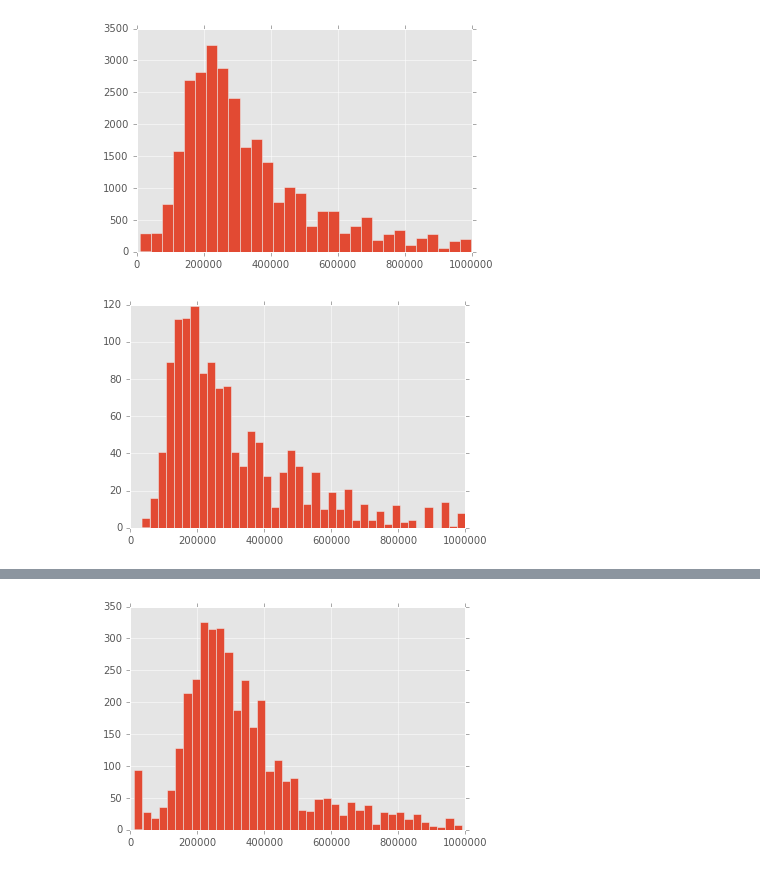
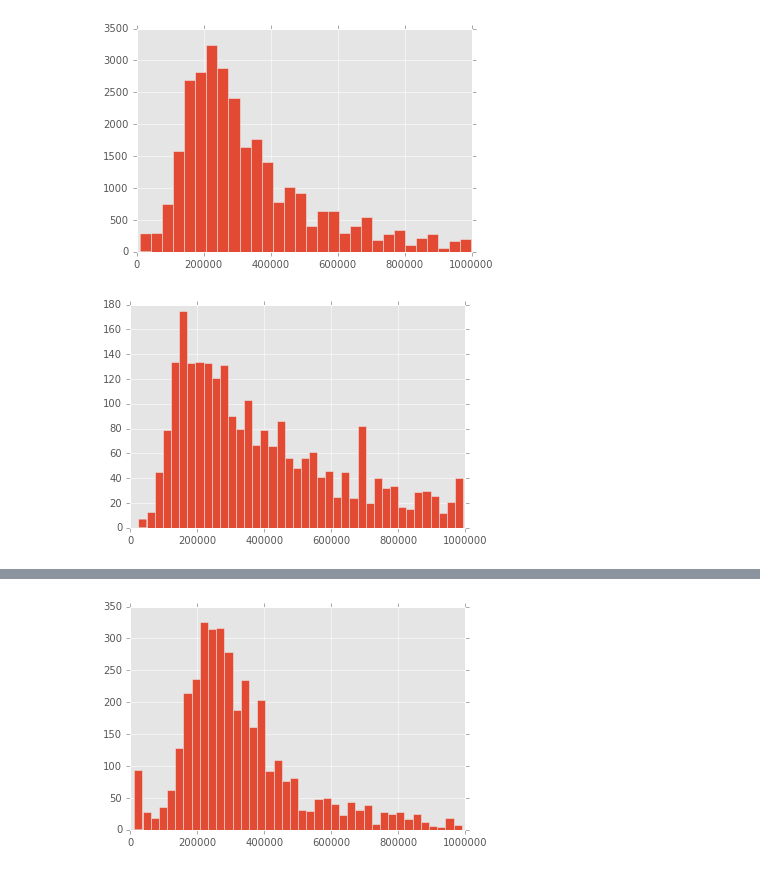
Before and after one commit to verginer/immobiscraping, a Jupyter notebook: ImmobiliareIt Import JSON.ipynb, the cells around one changed output, grey strips where cells are left out. Cells and saved outputs as stored; diff of their text form; code cells hidden in the pictures.

```diff
--- a/ImmobiliareIt Import JSON.ipynb
+++ b/ImmobiliareIt Import JSON.ipynb
@@ -106,3 +106,5 @@ bolzanoDict = importScrapyCSV('./scrapes/bolzano.json','Bolzano')
 trentoDict = importScrapyCSV('./scrapes/trento.json','Trento')
 firenzeDict = importScrapyCSV('./scrapes/firenze.json','Firenze')
 romaDict = importScrapyCSV('./scrapes/roma.json','Roma',10733)
+# %%
+milanoCasaDict = importScrapyCSV('./scrapes/milanoCasait.json','MilanoCasa')
@@ -113,6 +117,7 @@ dtaFrame = dtaFrame.append(bolzanoDict)
 dtaFrame = dtaFrame.append(trentoDict)
 dtaFrame = dtaFrame.append(firenzeDict)
 dtaFrame = dtaFrame.append(romaDict)
+dtaFrame = dtaFrame.append(milanoCasaDict)
 # %%
 dtaFrame
 # %% [output]
@@ -139,6 +144,6 @@ plt.hist(dtaFrame[dtaFrame.price > 10000].price, bins=30);
 # %% [output]
 [figure]
 # %%
-plt.hist(dtaFrame[(dtaFrame.price > 10000) & (dtaFrame.querylocation == 'Lucca')].price, bins=40);
+plt.hist(dtaFrame[(dtaFrame.price > 10000) & (dtaFrame.querylocation == 'MilanoCasa')].price, bins=40);
 # %% [output]
-[figure, old version]
+[figure, new version]
```
Also changed, not shown: parts of 4 cells of this notebook, 1 other file.
